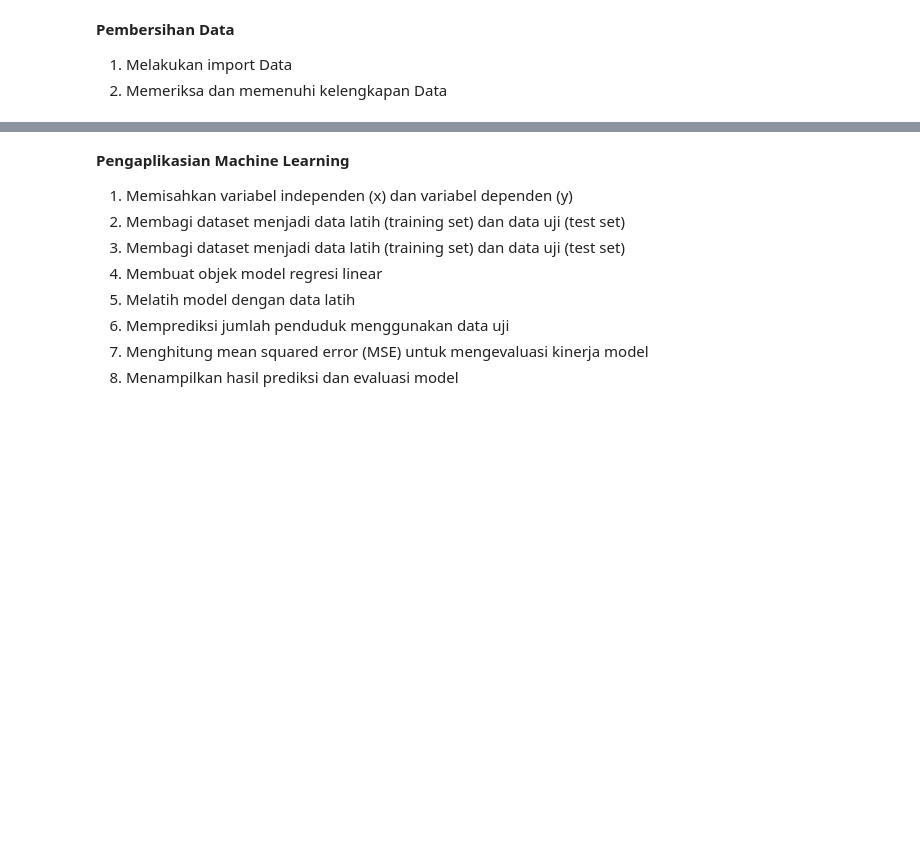
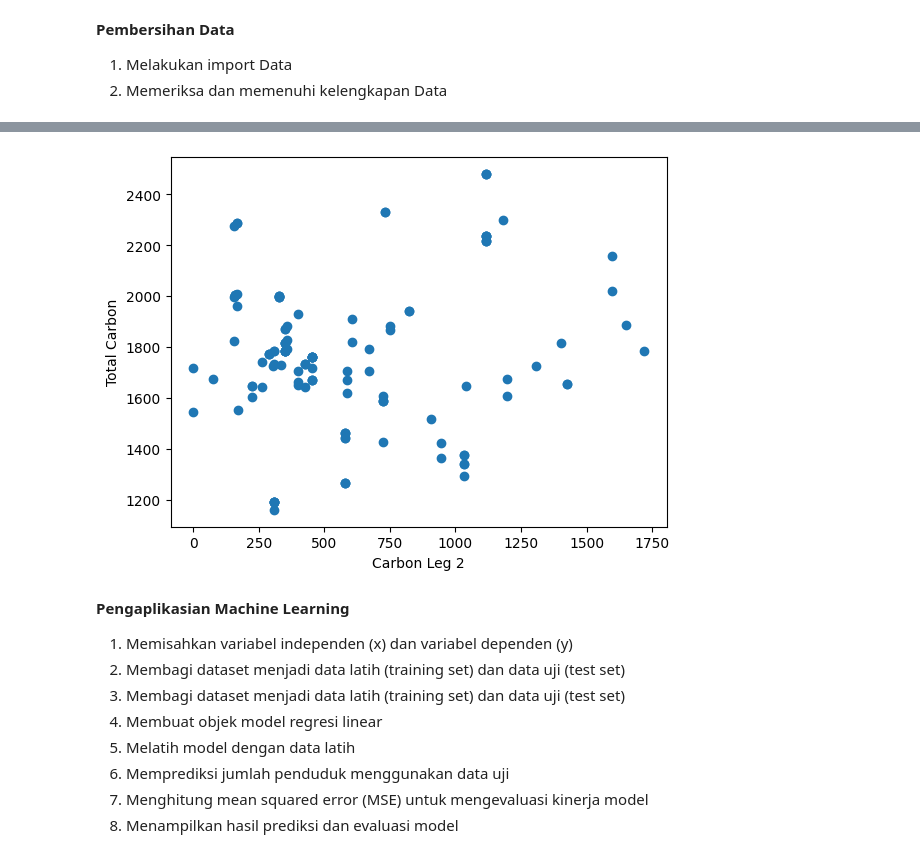
Before and after one commit to taukhidwb/Prediksi-Tingkat-Polusi-Carbon-Pesawat, a Jupyter notebook: Prediksi_Tingkat_Polusi_Carbon.ipynb, the cells around one changed output, grey strips where cells are left out. Cells and saved outputs as stored; diff of their text form; code cells hidden in the pictures; blank space fills up the shorter version.

```diff
--- a/Prediksi_Tingkat_Polusi_Carbon.ipynb
+++ b/Prediksi_Tingkat_Polusi_Carbon.ipynb
@@ -147,3 +148,12 @@ plt.show()
+# %%
+# Melakukan ploting data Carbon Leg 2 vs Total Carbon pada scatter plot
+
+plt.scatter(df_polusi_carbon_baru['Carbon Leg 2'], df_polusi_carbon_baru['Total Carbon'])
+plt.xlabel("Carbon Leg 2")
+plt.ylabel("Total Carbon")
+plt.show()
+# %% [output]
+[figure, added]
 # %% [markdown]
 **Pengaplikasian Machine Learning**
 
```
Also changed, not shown: parts of 21 cells of this notebook.
